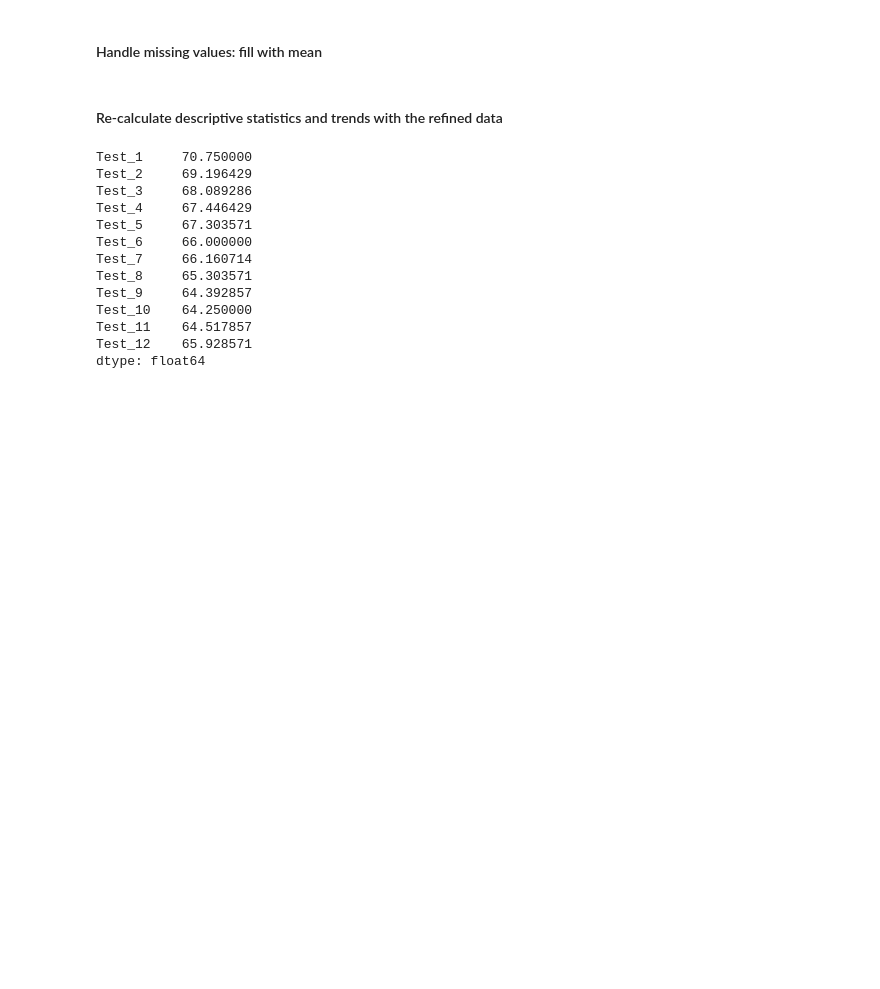
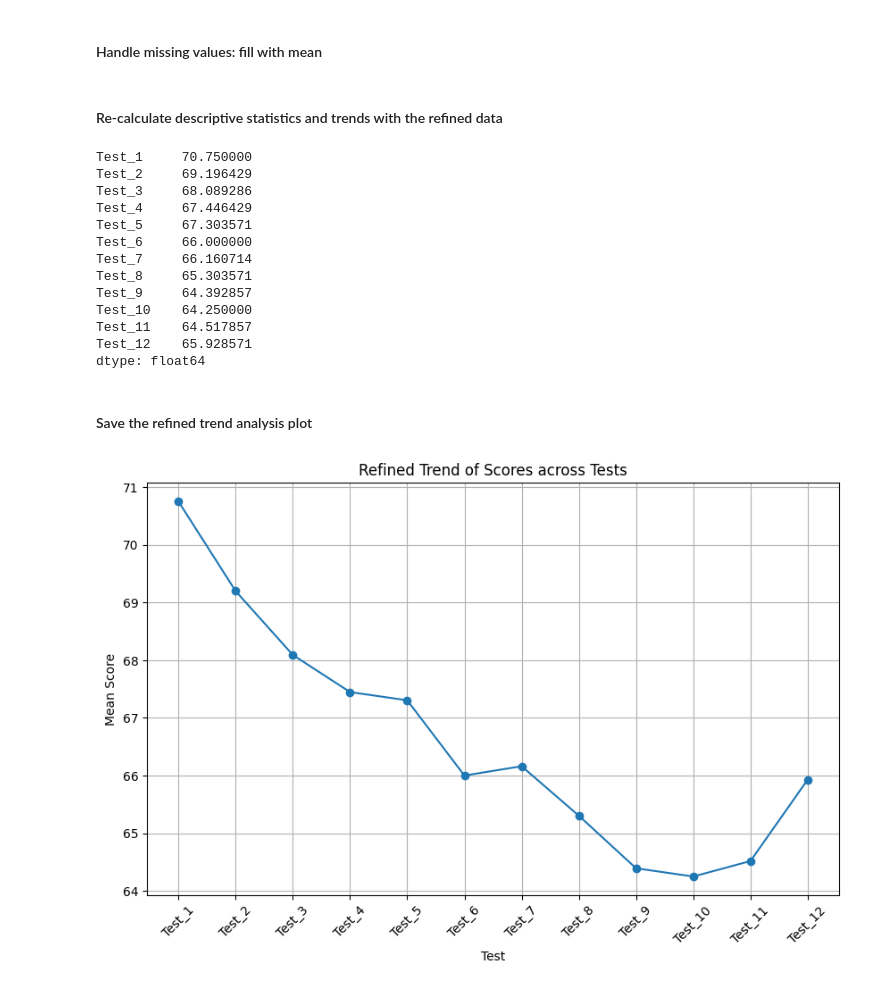
Before and after one commit to Nathan-Seeley/World_Peace_trends, a Jupyter notebook: notebook.ipynb, the cells around one changed output. Drawn from its saved outputs; the diff is of its cells as text; code cells hidden in the pictures; blank space fills up the shorter version.

Commit message:
Saved the refined trend analysis plot

```diff
--- a/notebook.ipynb
+++ b/notebook.ipynb
@@ -235,3 +235,16 @@ Test_10    64.250000
 Test_11    64.517857
 Test_12    65.928571
 dtype: float64
+# %% [markdown]
+#### Save the refined trend analysis plot
+# %%
+plt.figure(figsize=(10,6))
+plt.plot(test_names, refined_test_means[:], marker='o')
+plt.title('Refined Trend of Scores across Tests')
+plt.xlabel('Test')
+plt.ylabel('Mean Score')
+plt.xticks(rotation=45)
+plt.grid(True)
+plt.savefig('refined_trend_of_scores.png')
+# %% [output]
+[figure, added]
```
Also changed, not shown: 1 other file.
